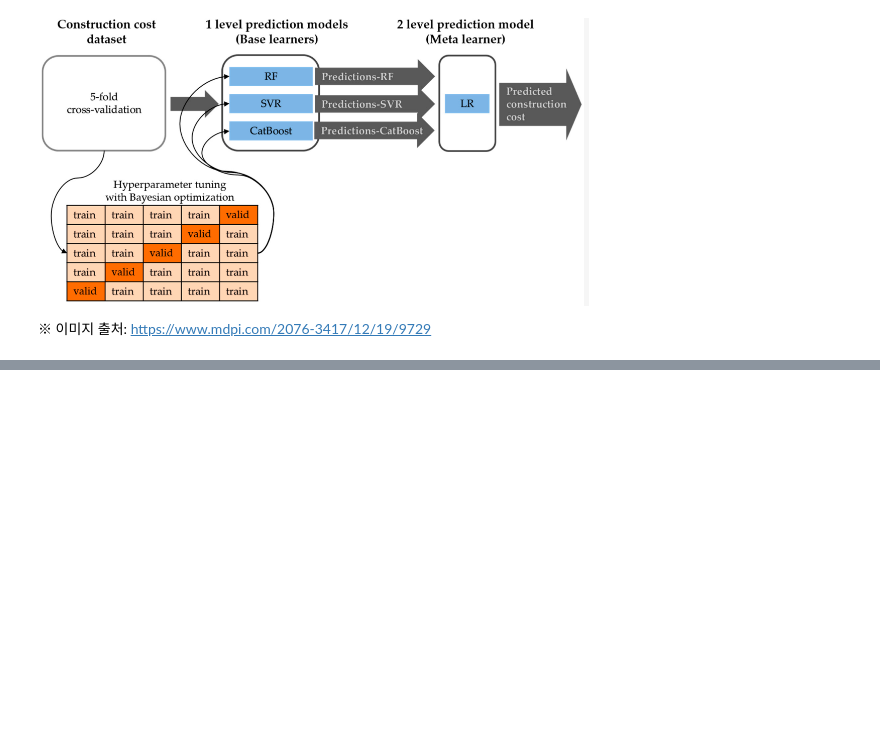
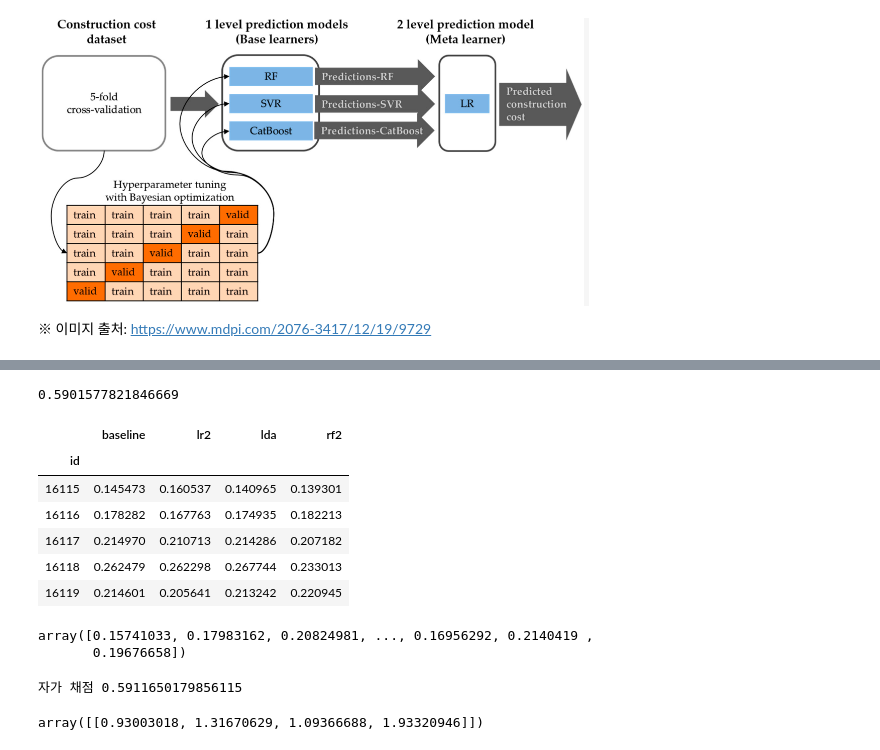
Before and after one commit to sunkusun9/DS_lv3_2506_2, a Jupyter notebook: sec_ds_lv3_prob1_kaggle.ipynb, the cells around one changed output, grey strips where cells are left out. Cells and saved outputs as stored; diff of their text form; code cells hidden in the pictures; blank space fills up the shorter version.

```diff
--- a/sec_ds_lv3_prob1_kaggle.ipynb
+++ b/sec_ds_lv3_prob1_kaggle.ipynb
@@ -438,0 +552,18 @@ model_list = [
+# %%
+# 1단계: Cross Validation 예측결과를 모아 메타 모델 학습을 위한 데이터셋을 만듭니다.
+from sklearn.model_selection import cross_val_predict
+
+model_list = [
+    ('baseline', clf_lr), # LR + SFS
+    ('lr2', clf_lr2), # LR.2: LR + feature PCA
+    ('lda', clf_lda), # LDA
+    ('rf2', clf_rf2), # RF + LDA
+]
+df_cv = pd.concat([
+    pd.Series(
+        cross_val_predict(
+            clf, df_train[X_all], df_train['failure'], groups = df_train['product_code'], cv = gkf, method = 'predict_proba'
+        )[:, 1], name = name
+    ) for name, clf in model_list
+], axis = 1)
+df_cv.head()
@@ -439,7 +577,46 @@ model_list = [
 # %%
 # 메타 모델을 검증을 해봅니다.
+from sklearn.linear_model import LogisticRegression
+from sklearn.model_selection import cross_val_score
+
+clf_meta_lr = LogisticRegression(solver = 'lbfgs')
+cv_results = cross_val_score(
+    clf_meta_lr, df_cv, df_train['failure'], groups = df_train['product_code'], cv = gkf, scoring = 'roc_auc'
+)
+np.mean(cv_results)
+# %% [output]
+0.5901577821846669
 # %%
 # 2단계 메타 모델을 학습 시키고, 예측해 봅니다.
 # 메타 모델 평가 데이터를 만듭니다. 1. 전체데이터로 기반 모델 학습 2. 평가 데이터에 대한 기반 모델 예측 결과 만들기
+
+df_test_prd = pd.concat([
+    pd.Series(
+        clf.fit(df_train[X_all], df_train['failure']).predict_proba(df_test[X_all])[:, 1], index = df_test.index, name = name
+    )
+    for name, clf in model_list
+], axis = 1)
+df_test_prd.head()
+# %% [output]
+|  | baseline | lr2 | lda | rf2 |
+| id |  |  |  |  |
+| 16115 | 0.145473 | 0.160537 | 0.140965 | 0.139301 |
+| 16116 | 0.178282 | 0.167763 | 0.174935 | 0.182213 |
+| 16117 | 0.214970 | 0.210713 | 0.214286 | 0.207182 |
+| 16118 | 0.262479 | 0.262298 | 0.267744 | 0.233013 |
+| 16119 | 0.214601 | 0.205641 | 0.213242 | 0.220945 |
 # %%
 # 메타 모델을 df_oof로 학습 시키고, 테스트 메타 모델 데이터로 예측을 합니다.
+prd_stacking = clf_meta_lr.fit(df_cv, df_train['failure']).predict_proba(df_test_prd)[:, 1]
+prd_stacking
+# %% [output]
+array([0.15741033, 0.17983162, 0.20824981, ..., 0.16956292, 0.2140419 ,
+       0.19676658])
+# %%
+print('자가 채점', roc_auc_score(s_kaggle_ans, prd_stacking))
+# %% [output]
+자가 채점 0.5911650179856115
+# %%
+clf_meta_lr.coef_
+# %% [output]
+array([[0.93003018, 1.31670629, 1.09366688, 1.93320946]])
```
Also changed, not shown: parts of 11 cells of this notebook.
